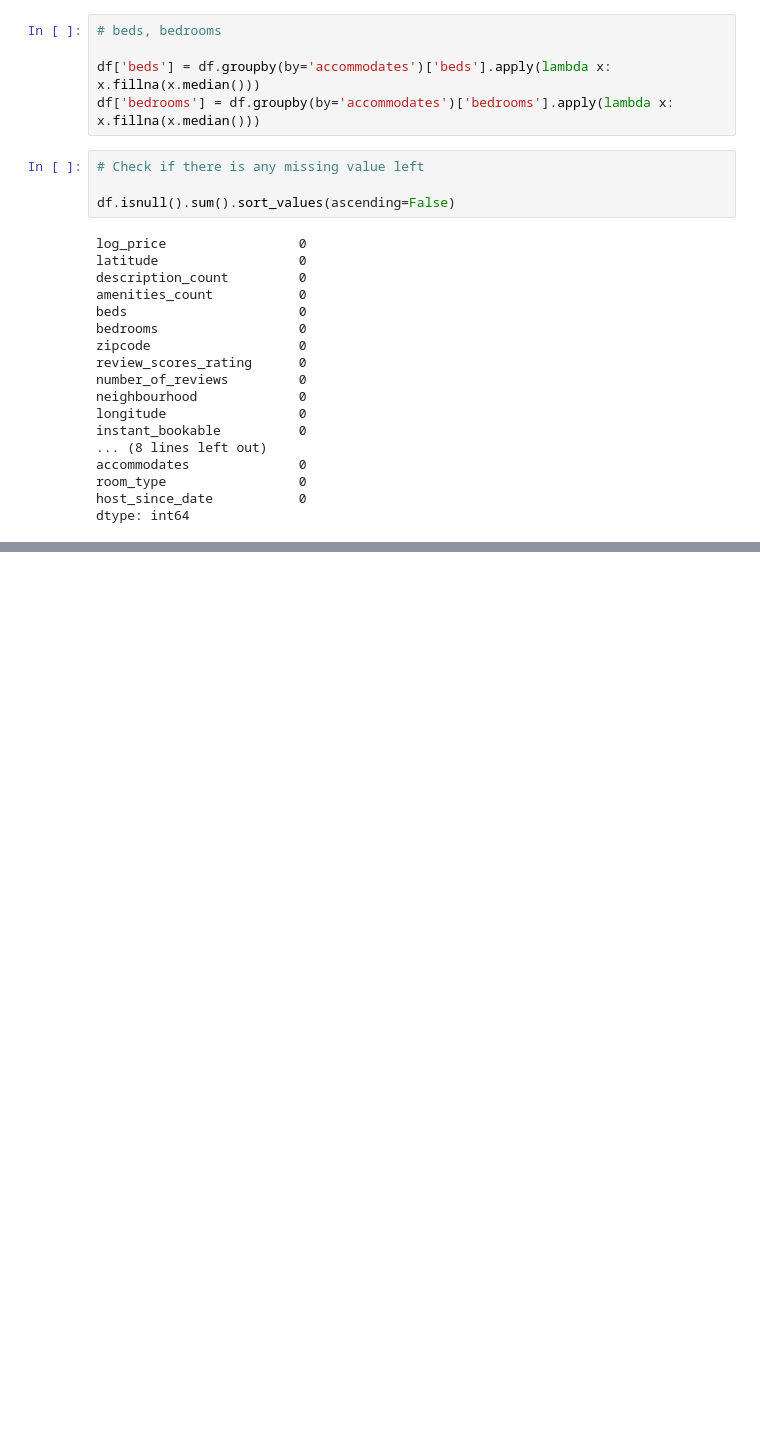
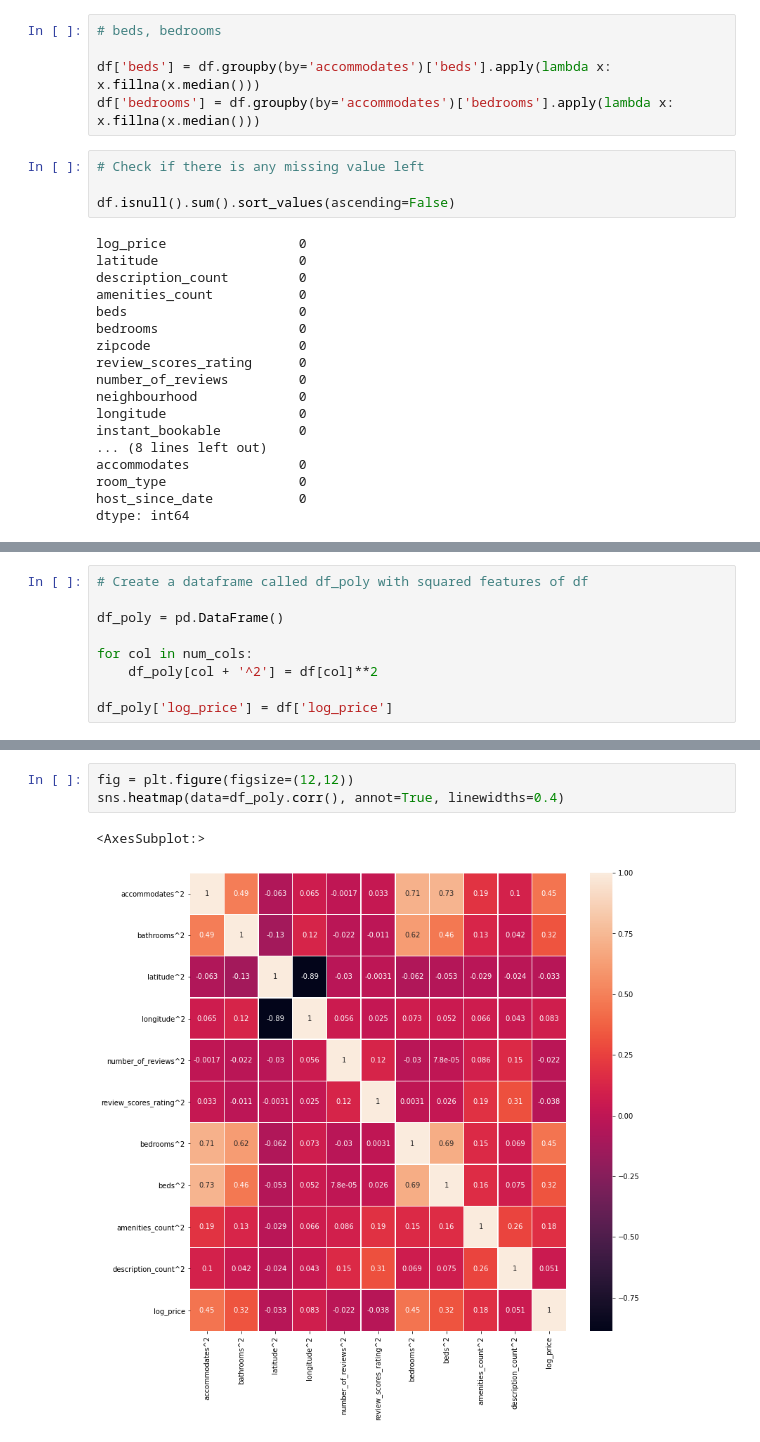
Before and after one commit to phantommarheaven7621/AirBnB-price-prediction, a Jupyter notebook: AirBnb_Price _Prediction.ipynb, the cells around one changed output, grey strips where cells are left out. Saved outputs shown, nothing was run; the diff lists cells and outputs as text; blank space fills up the shorter version.

```diff
--- a/AirBnb_Price _Prediction.ipynb
+++ b/AirBnb_Price _Prediction.ipynb
@@ -432,0 +441,9 @@ for col in cat_cols:
+# %%
+# Create a dataframe called df_poly with squared features of df
+
+df_poly = pd.DataFrame()
+
+for col in num_cols:
+    df_poly[col + '^2'] = df[col]**2
+
+df_poly['log_price'] = df['log_price']
@@ -432,0 +466,6 @@ for col in cat_cols:
+# %%
+fig = plt.figure(figsize=(12,12))
+sns.heatmap(data=df_poly.corr(), annot=True, linewidths=0.4)
+# %% [output]
+<AxesSubplot:>
+[figure, added]
```
Also changed, not shown: parts of 28 cells of this notebook.
